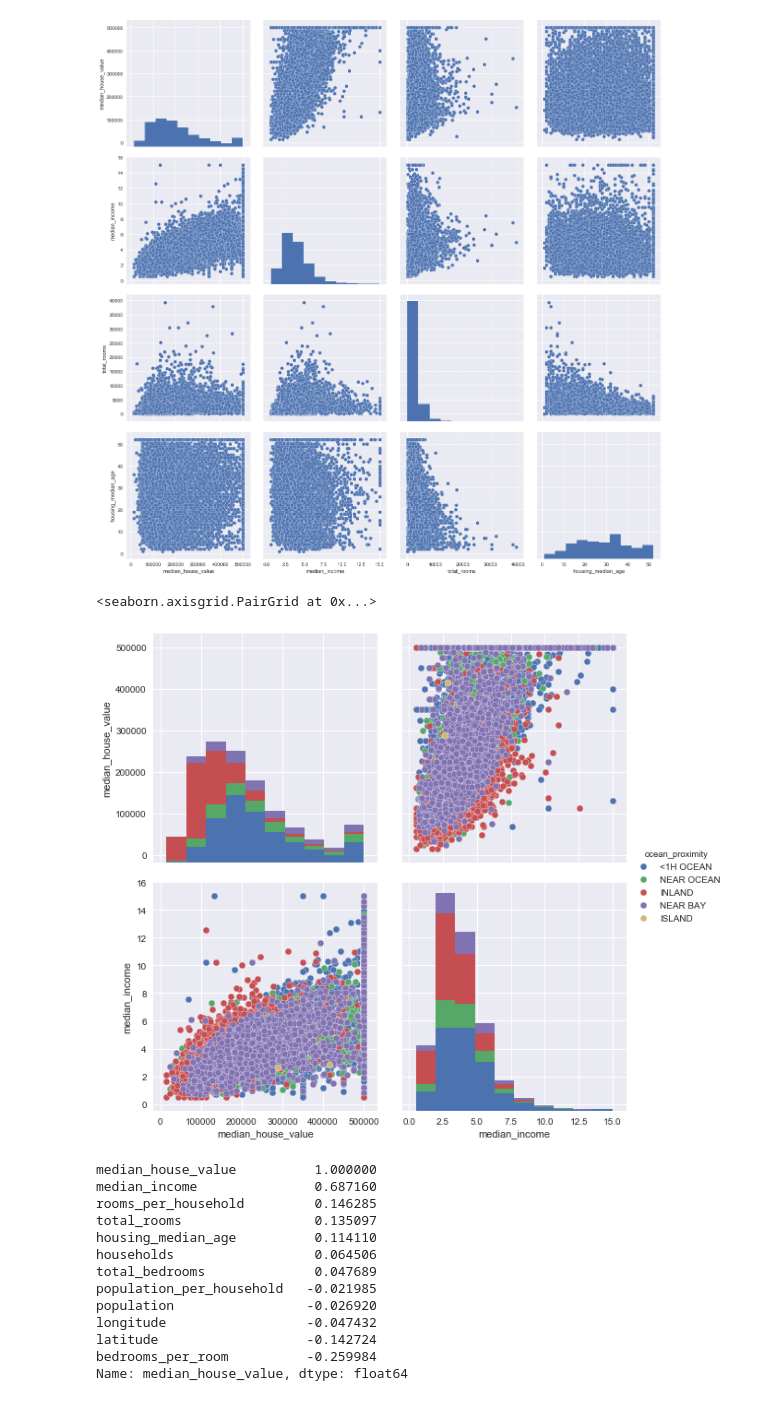
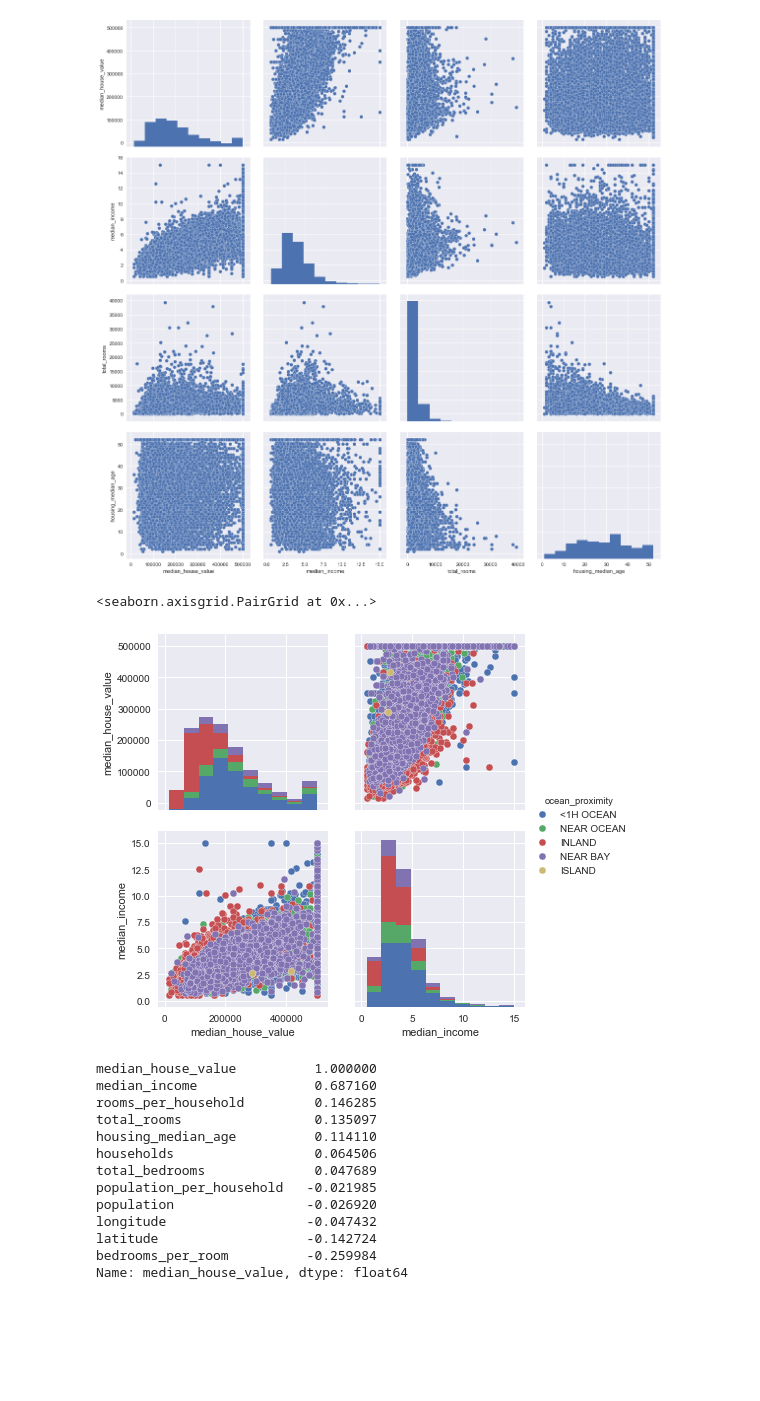
Before and after one commit to csmangum/portfolio, a Jupyter notebook: Projects/Home_Value_Prediction/California_Housing_Market.ipynb, the cells around one changed output. Drawn from its saved outputs; the diff is of its cells as text; code cells hidden in the pictures; blank space fills up the shorter version.

```diff
--- a/Projects/Home_Value_Prediction/California_Housing_Market.ipynb
+++ b/Projects/Home_Value_Prediction/California_Housing_Market.ipynb
@@ -223,10 +231,10 @@ sns.pairplot(housing, vars=["median_house_value", "median_income", "total_rooms"
 # %%
 # same pairplots with a slice of proximity
 sns.pairplot(housing, vars=["median_house_value", "median_income"],
-             size=4, hue='ocean_proximity')
+             size=3, hue='ocean_proximity')
 # %% [output]
 <seaborn.axisgrid.PairGrid at 0x...>
-[figure, old version]
+[figure, new version]
 # %%
 # There are some good variables so lets see about deriving a few others from those that have the most promies
 housing["rooms_per_household"] = housing["total_rooms"]/housing["households"]
```
Also changed, not shown: parts of 28 cells of this notebook.
